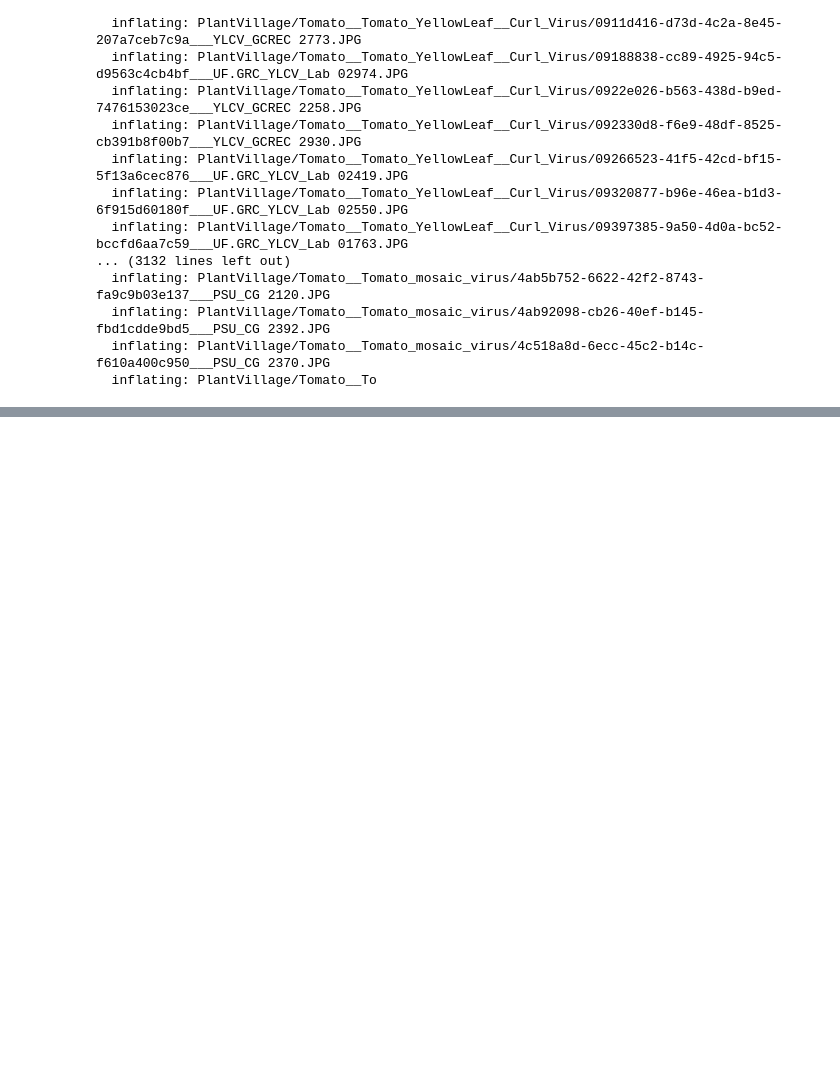
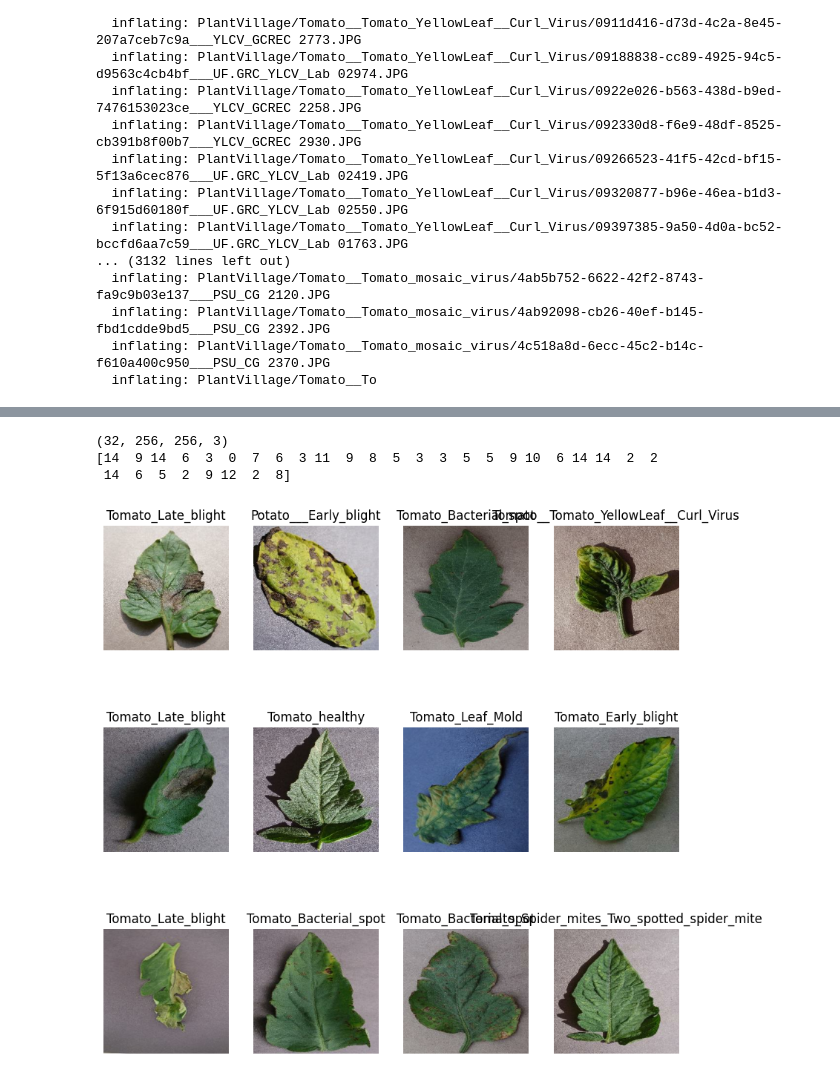
Before and after one commit to UmeshGayashan/Plant_Disease_Detecting_Project, a Jupyter notebook: Plant_Disease_Detecting_Project.ipynb, the cells around one changed output, grey strips where cells are left out. Drawn from its saved outputs; the diff is of its cells as text; code cells hidden in the pictures; blank space fills up the shorter version.

```diff
--- a/Plant_Disease_Detecting_Project.ipynb
+++ b/Plant_Disease_Detecting_Project.ipynb
@@ -94,3 +94,16 @@ Streaming output truncated to the last 5000 lines.
   inflating: PlantVillage/Tomato__Tomato_mosaic_virus/4ab92098-cb26-40ef-b145-fbd1cdde9bd5___PSU_CG 2392.JPG
   inflating: PlantVillage/Tomato__Tomato_mosaic_virus/4c518a8d-6ecc-45c2-b14c-f610a400c950___PSU_CG 2370.JPG
   inflating: PlantVillage/Tomato__To
+# %%
+BATCH_SIZE = 32
+IMAGE_SIZE = 256
+CHANNELS=3
+EPOCHS=50
+# %%
+dataset = tf.keras.preprocessing.image_dataset_from_directory(
+    "PlantVillage",
+    seed=123,
+    shuffle=True,
+    image_size=(IMAGE_SIZE,IMAGE_SIZE),
+    batch_size=BATCH_SIZE
+)
@@ -96,0 +112,3 @@ Streaming output truncated to the last 5000 lines.
+# %%
+class_names = dataset.class_names
+class_names
@@ -96,0 +131,18 @@ Streaming output truncated to the last 5000 lines.
+# %%
+for image_batch, labels_batch in dataset.take(1):
+    print(image_batch.shape)
+    print(labels_batch.numpy())
+# %% [output]
+(32, 256, 256, 3)
+[14  9 14  6  3  0  7  6  3 11  9  8  5  3  3  5  5  9 10  6 14 14  2  2
+ 14  6  5  2  9 12  2  8]
+# %%
+plt.figure(figsize=(10, 10))
+for image_batch, labels_batch in dataset.take(1):
+    for i in range(12):
+        ax = plt.subplot(3, 4, i + 1)
+        plt.imshow(image_batch[i].numpy().astype("uint8"))
+        plt.title(class_names[labels_batch[i]])
+        plt.axis("off")
+# %% [output]
+[figure, added]
```
Also changed, not shown: parts of 4 cells of this notebook.
